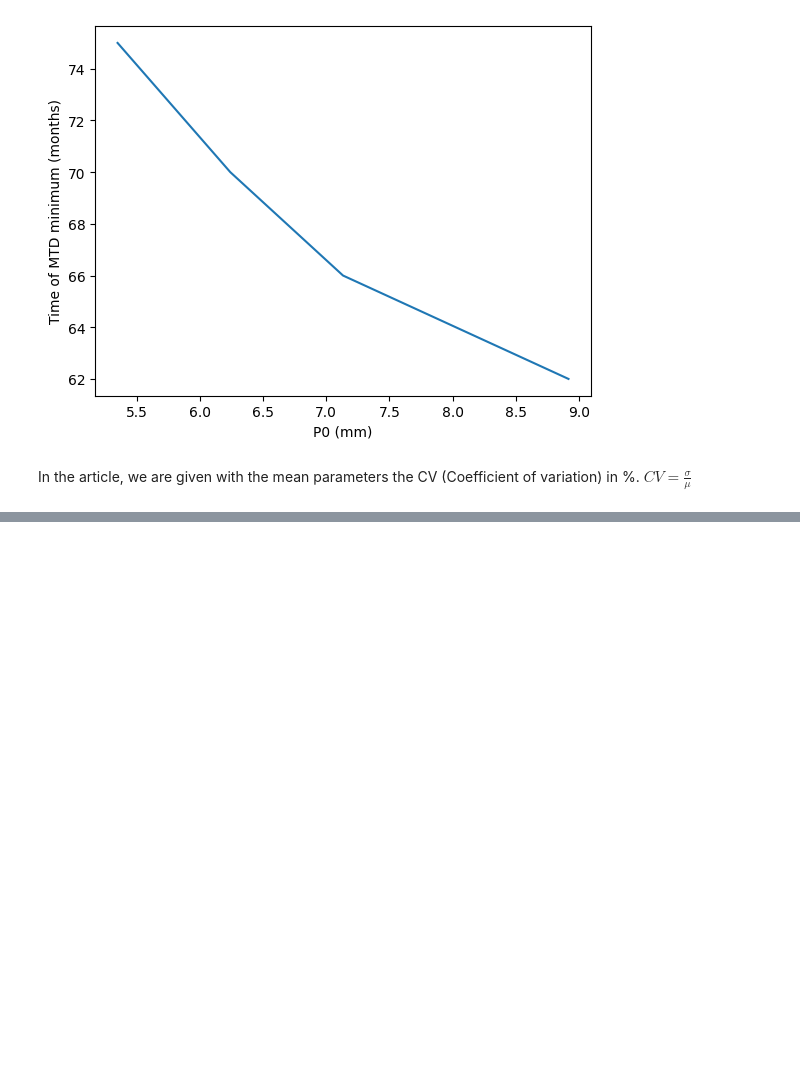
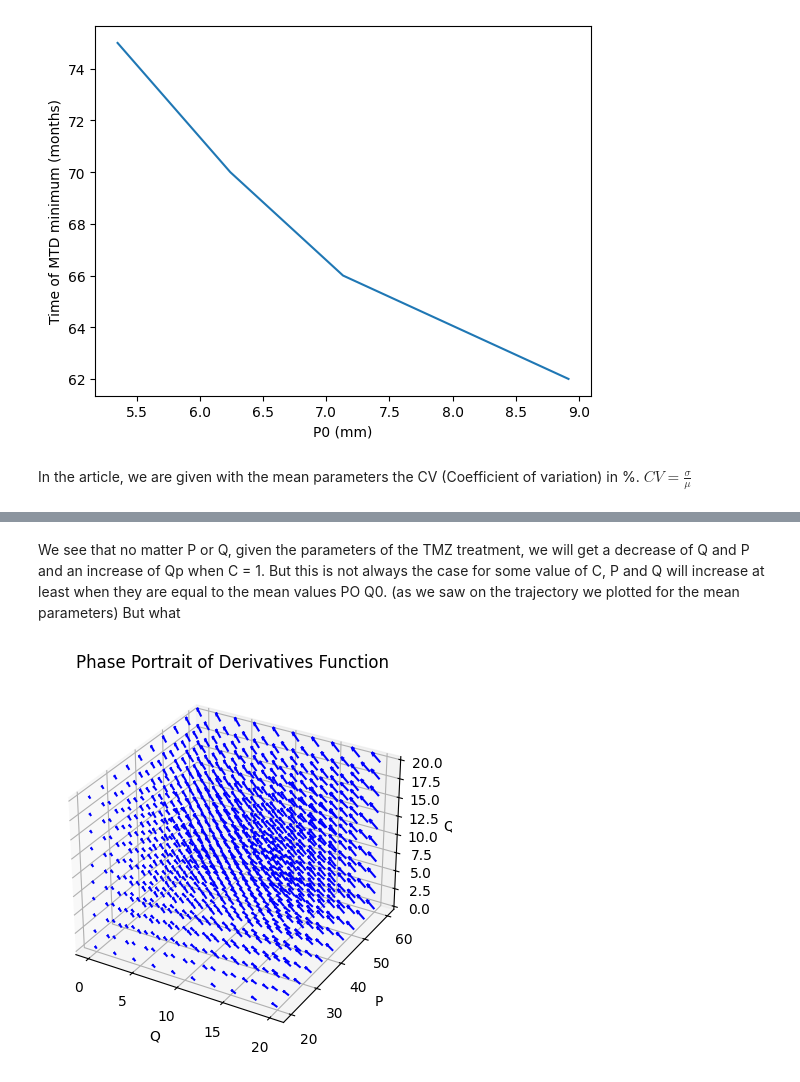
Before and after one commit to ambrejaeger/TP-M2, a Jupyter notebook: TP_parameters_exploration.ipynb, the cells around one changed output, grey strips where cells are left out. Cells and saved outputs as stored; diff of their text form; code cells hidden in the pictures; blank space fills up the shorter version.

```diff
--- a/TP_parameters_exploration.ipynb
+++ b/TP_parameters_exploration.ipynb
@@ -150,0 +187,32 @@ In the article, we are given with the mean parameters the CV (Coefficient of var
+# %% [markdown]
+We see that no matter P or Q, given the parameters of the TMZ treatment, we will get a decrease of Q and P and an increase of Qp when C = 1. But this is not always the case for some value of C, P and Q will increase at least when they are equal to the mean values PO Q0. (as we saw on the trajectory we plotted for the mean parameters)
+But what
+# %%
+# Define the parameters
+Qp = np.linspace(0, 20, 10)
+P = np.linspace(0, 20, 10)
+Q = np.linspace(20, 60, 10)
+P, Q, Qp = np.meshgrid(P, Q, Qp)
+
+parameters_TMZ = (0.114, 0.0226, 0.0045, 0.0214, 0.842, 0.842, 0.32, 100)
+
+# Evaluate the derivatives function on the grid
+dC, dP, dQ, dQp = derivees((1.0, P, Q, Qp), 0, parameters_TMZ)
+
+# Create a 3D plot
+fig = plt.figure()
+ax = fig.add_subplot(111, projection='3d')
+
+# Plot the phase portrait
+ax.quiver(P.ravel(), Q.ravel(), Qp.ravel(), dP.ravel(), dQ.ravel(), dQp.ravel(), color='b', length = 0.1)
+
+# Set plot labels and title
+ax.set_xlabel('P')
+ax.set_ylabel('Q')
+ax.set_zlabel('Qp')
+ax.set_title('Phase Portrait of Derivatives Function')
+
+# Show the plot
+plt.show()
+# %% [output]
+[figure, added]
```
Also changed, not shown: parts of 7 cells of this notebook, 1 other file.
